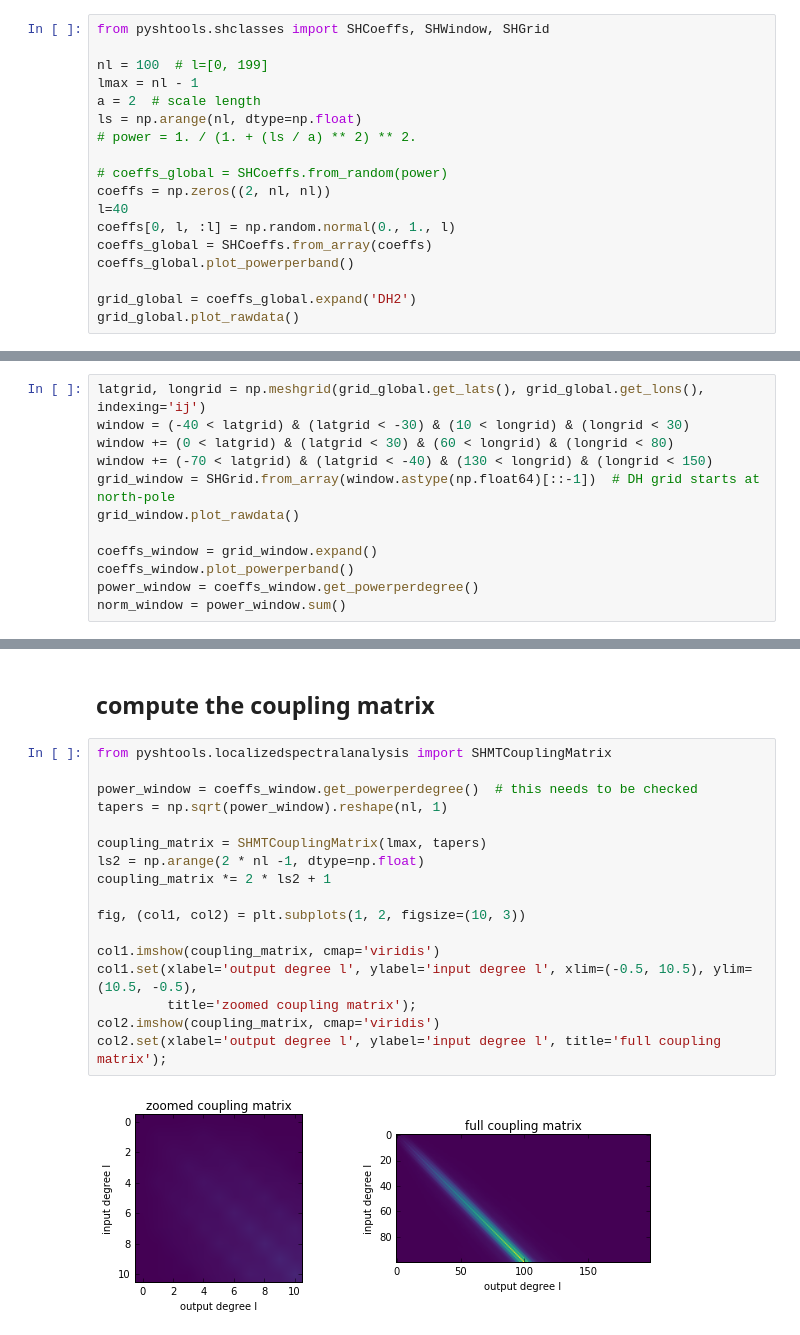
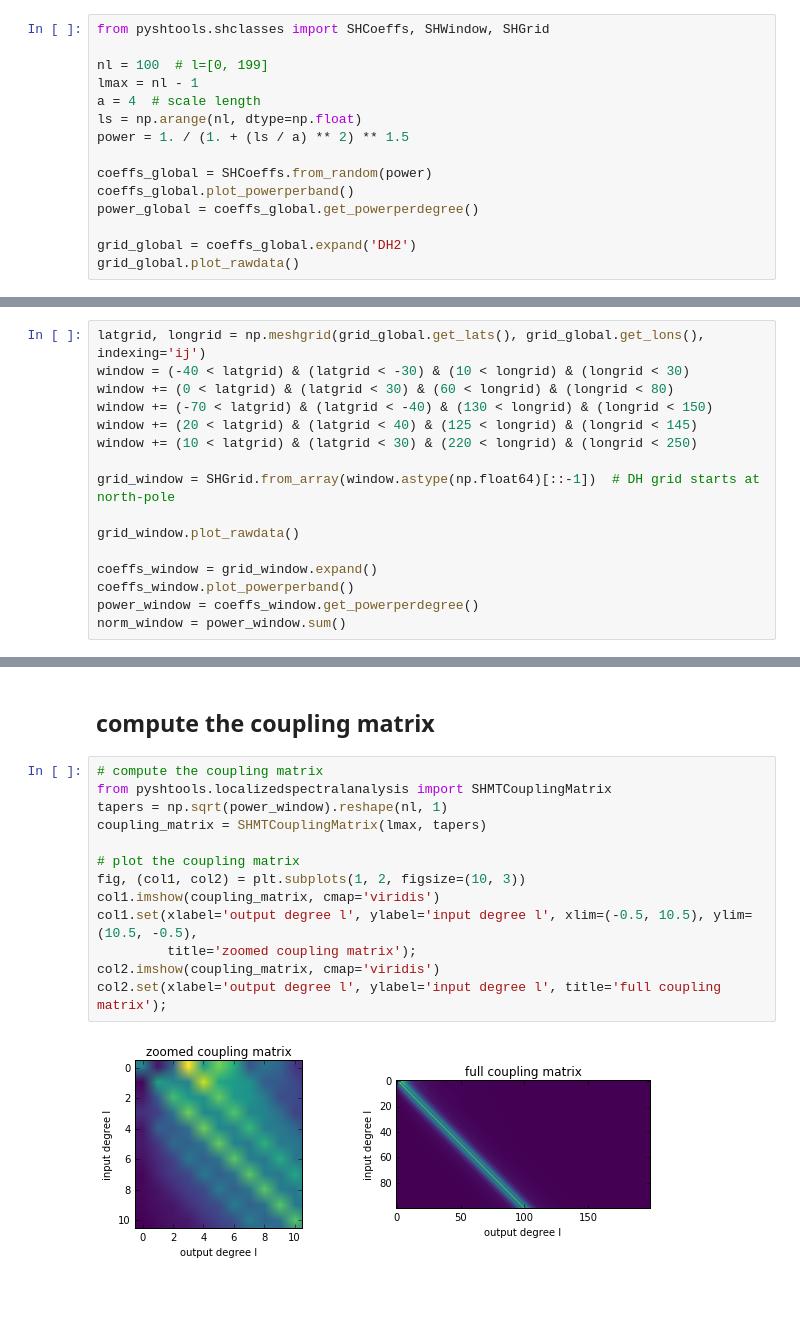
Before and after one commit to SHTOOLS/SHTOOLS, a Jupyter notebook: examples/notebooks/tutorial_2.ipynb, the cells around one changed output, grey strips where cells are left out. Cells and saved outputs as stored; diff of their text form; blank space fills up the shorter version.

```diff
--- a/examples/notebooks/tutorial_2.ipynb
+++ b/examples/notebooks/tutorial_2.ipynb
@@ -22,16 +22,13 @@ from pyshtools.shclasses import SHCoeffs, SHWindow, SHGrid
 
 nl = 100  # l=[0, 199]
 lmax = nl - 1
-a = 2  # scale length
+a = 4  # scale length
 ls = np.arange(nl, dtype=np.float)
-# power = 1. / (1. + (ls / a) ** 2) ** 2.
+power = 1. / (1. + (ls / a) ** 2) ** 1.5
 
-# coeffs_global = SHCoeffs.from_random(power)
-coeffs = np.zeros((2, nl, nl))
-l=40
-coeffs[0, l, :l] = np.random.normal(0., 1., l)
-coeffs_global = SHCoeffs.from_array(coeffs)
+coeffs_global = SHCoeffs.from_random(power)
 coeffs_global.plot_powerperband()
+power_global = coeffs_global.get_powerperdegree()
 
 grid_global = coeffs_global.expand('DH2')
 grid_global.plot_rawdata()
@@ -45,7 +44,11 @@ latgrid, longrid = np.meshgrid(grid_global.get_lats(), grid_global.get_lons(), i
 window = (-40 < latgrid) & (latgrid < -30) & (10 < longrid) & (longrid < 30)
 window += (0 < latgrid) & (latgrid < 30) & (60 < longrid) & (longrid < 80)
 window += (-70 < latgrid) & (latgrid < -40) & (130 < longrid) & (longrid < 150)
+window += (20 < latgrid) & (latgrid < 40) & (125 < longrid) & (longrid < 145)
+window += (10 < latgrid) & (latgrid < 30) & (220 < longrid) & (longrid < 250)
+
 grid_window = SHGrid.from_array(window.astype(np.float64)[::-1])  # DH grid starts at north-pole
+
 grid_window.plot_rawdata()
 
 coeffs_window = grid_window.expand()
@@ -69,21 +73,17 @@ coeffs_local.plot_powerperband()
 # %% [markdown]
 ## compute the coupling matrix
 # %%
+# compute the coupling matrix
 from pyshtools.localizedspectralanalysis import SHMTCouplingMatrix
+tapers = np.sqrt(power_window).reshape(nl, 1)
+coupling_matrix = SHMTCouplingMatrix(lmax, tapers)
 
-power_window = coeffs_window.get_powerperdegree()  # this needs to be checked
-tapers = np.sqrt(power_window).reshape(nl, 1)
-
-coupling_matrix = SHMTCouplingMatrix(lmax, tapers)
-ls2 = np.arange(2 * nl -1, dtype=np.float)
-coupling_matrix *= 2 * ls2 + 1
-
+# plot the coupling matrix
 fig, (col1, col2) = plt.subplots(1, 2, figsize=(10, 3))
-
 col1.imshow(coupling_matrix, cmap='viridis')
 col1.set(xlabel='output degree l', ylabel='input degree l', xlim=(-0.5, 10.5), ylim=(10.5, -0.5),
          title='zoomed coupling matrix');
 col2.imshow(coupling_matrix, cmap='viridis')
 col2.set(xlabel='output degree l', ylabel='input degree l', title='full coupling matrix');
 # %% [output]
-[figure, old version]
+[figure, new version]
```
Also changed, not shown: parts of 7 cells of this notebook, 2 other files.
